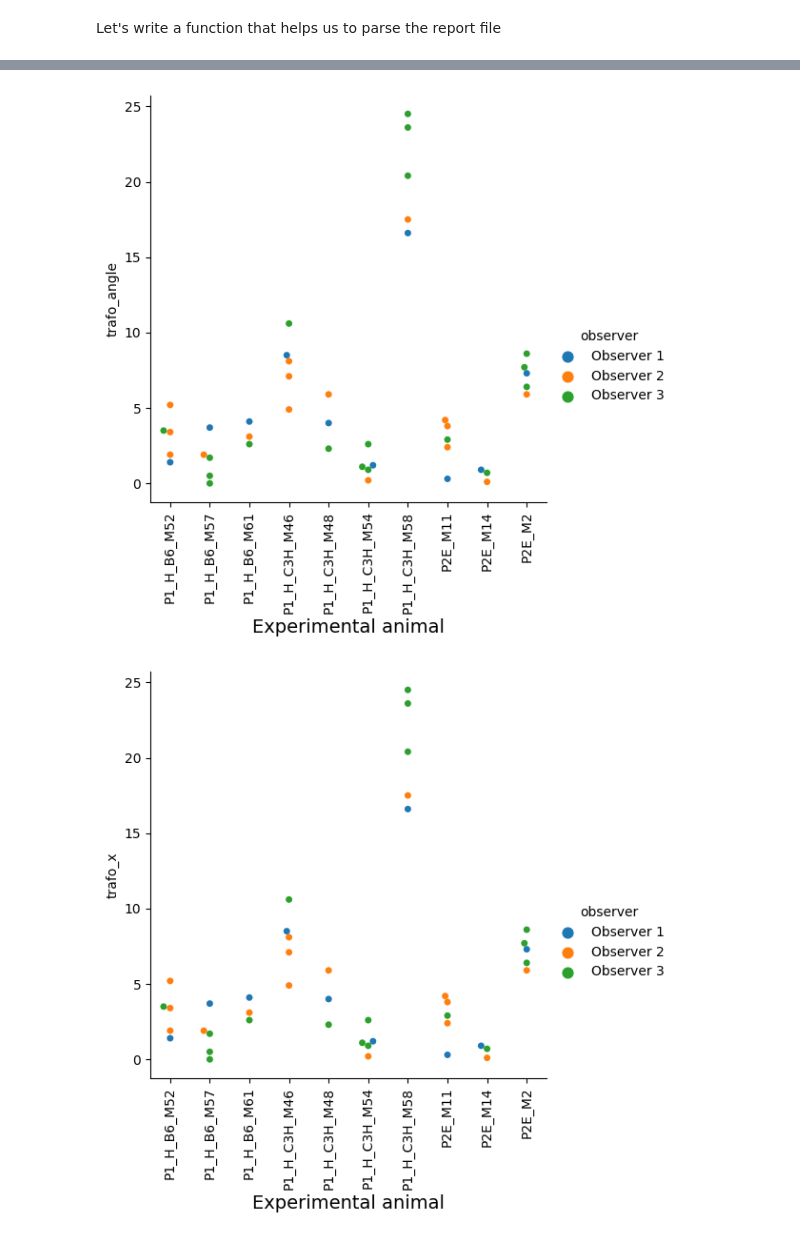
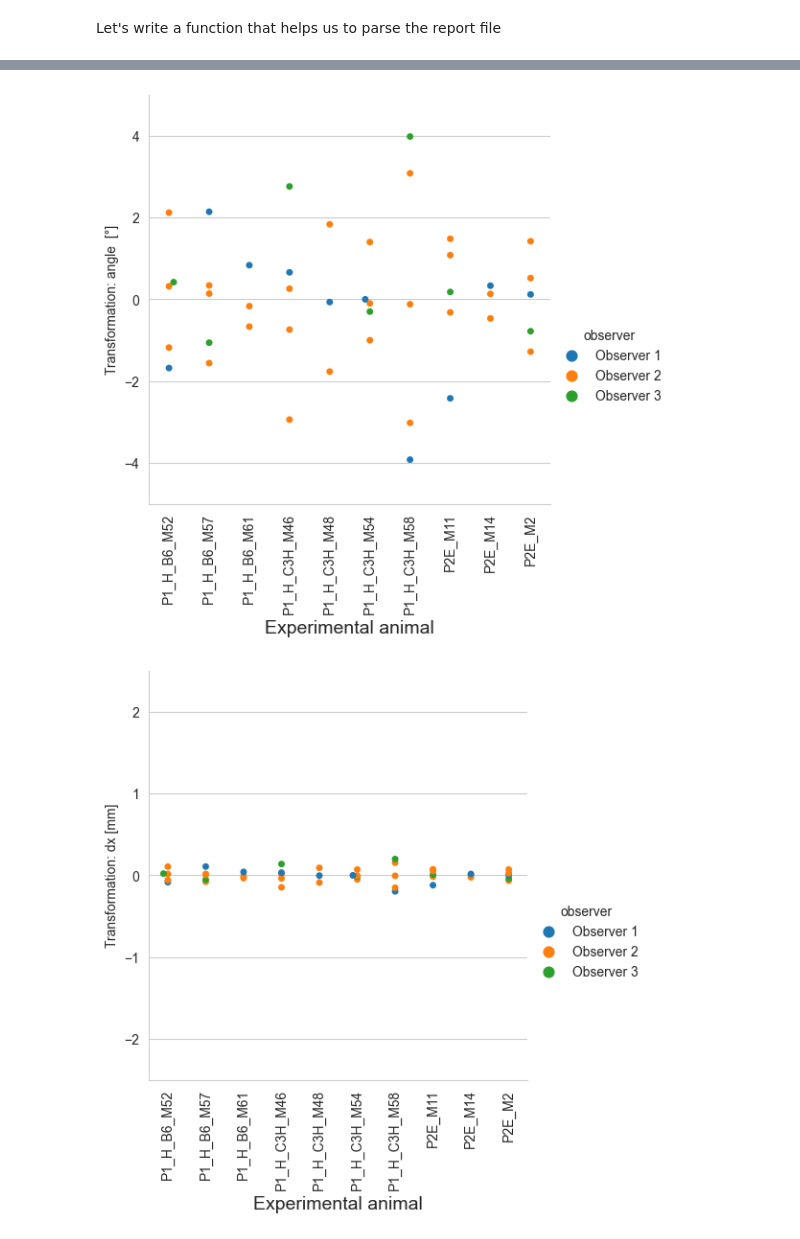
Before and after one commit to jo-mueller/radiographic_workflow_evaluation, a Jupyter notebook: Evaluate_observer_variations.ipynb, the cells around one changed output, grey strips where cells are left out. Cells and saved outputs as stored; diff of their text form; code cells hidden in the pictures.

Commit message:
mean-normalized measurements and made figures nice

```diff
--- a/Evaluate_observer_variations.ipynb
+++ b/Evaluate_observer_variations.ipynb
@@ -90,5 +97,4 @@ These are the accumulated results:
 # %%
-df = pd.DataFrame(results)
 df['observer'] = 'Observer ' + pd.Series(pd.factorize(df['observer'])[0] + 1).astype(str)
 df
 # %% [output]
@@ -113,0 +118,30 @@ In order to better compare large/small deviations between animals, we normalize
+# %%
+# Some code to make the plots below look nicer
+
+units = {x: '[mm]' for x in df.columns if 'x' in x or 'y' in x}
+units['trafo_r'] = '[a.u.]'
+units['trafo_angle'] = '[°]'
+
+labels = {}
+labels['isocenter_coords_x'] = 'Isocenter coordinates$_{RG, x}$'
+labels['isocenter_coords_y'] = 'Isocenter coordinates$_{RG, y}$'
+
+labels['trafo_r'] = 'Transformation: scale '
+labels['trafo_angle'] = 'Transformation: angle '
+labels['trafo_x'] = 'Transformation: dx'
+labels['trafo_y'] = 'Transformation: dy'
+
+labels['target_coords_xr_x'] = 'Target coordinates$_{XR, x}$'
+labels['target_coords_xr_y'] = 'Target coordinates$_{XR, y}$'
+
+labels['target_coords_rg_x'] = 'Target coordinates$_{RG, x}$'
+labels['target_coords_rg_y'] = 'Target coordinates$_{RG, y}$'
+
+labels['motor_dest_x'] = 'Target coordinates$_{Motor, x}$'
+labels['motor_dest_y'] = 'Target coordinates$_{Motor, y}$'
+
+yrange = {x: (-2.5, 2.5) for x in df.columns if 'x' in x or 'y' in x}
+yrange['trafo_r'] = (-0.15, 0.15)
+yrange['trafo_angle'] = (-5, 5)
+yrange['motor_dest_x'] = (-5, 5)
+yrange['motor_dest_y'] = (-5, 5)
@@ -120,9 +156,13 @@ measurement_items.remove('motor_origin_y')
 measurement_items.remove('isocenter_coords_x')
 measurement_items.remove('isocenter_coords_y')
 
+sns.set_style("whitegrid")
+
 for key in measurement_items:
     g = sns.catplot(data=df, x='animal', y=key, hue='observer', kind='swarm')
     g.set_xticklabels(rotation=90)
     #g.set_ylabels('transformation angle [°]', fontsize=14)
     g.set_xlabels('Experimental animal', fontsize=14)
+    g.set_ylabels(labels[key] + ' ' + units[key])
+    g.set(ylim=yrange[key])
 # %% [output]
@@ -134,2 +174,2 @@ for key in measurement_items:
-[figure, old version]
+[figure, new version]
-[figure, old version]
+[figure, new version]
```
Also changed, not shown: parts of 11 cells of this notebook.
